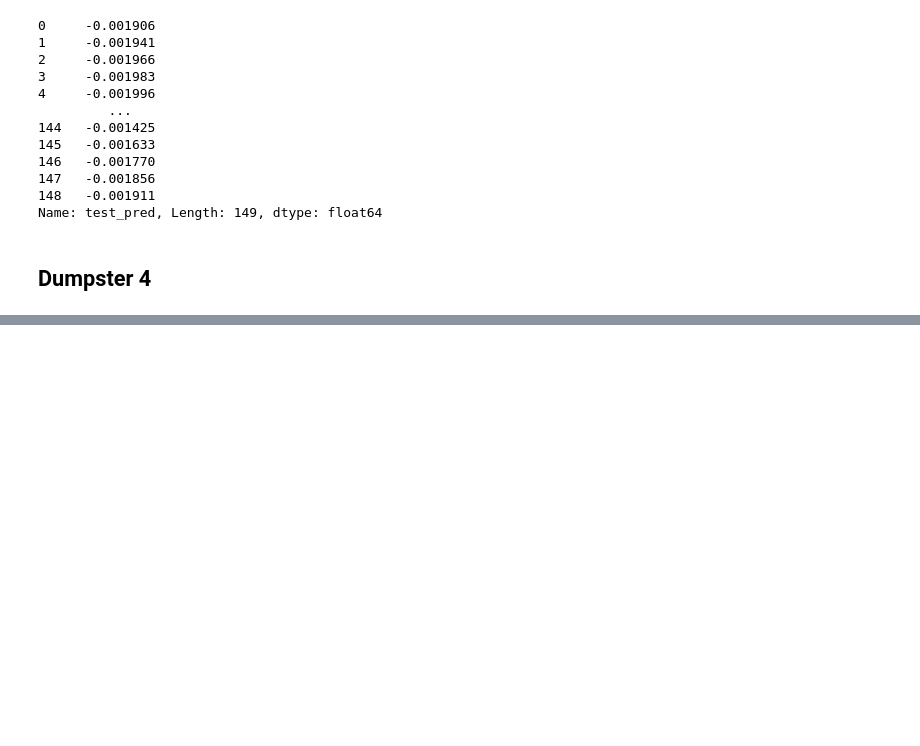
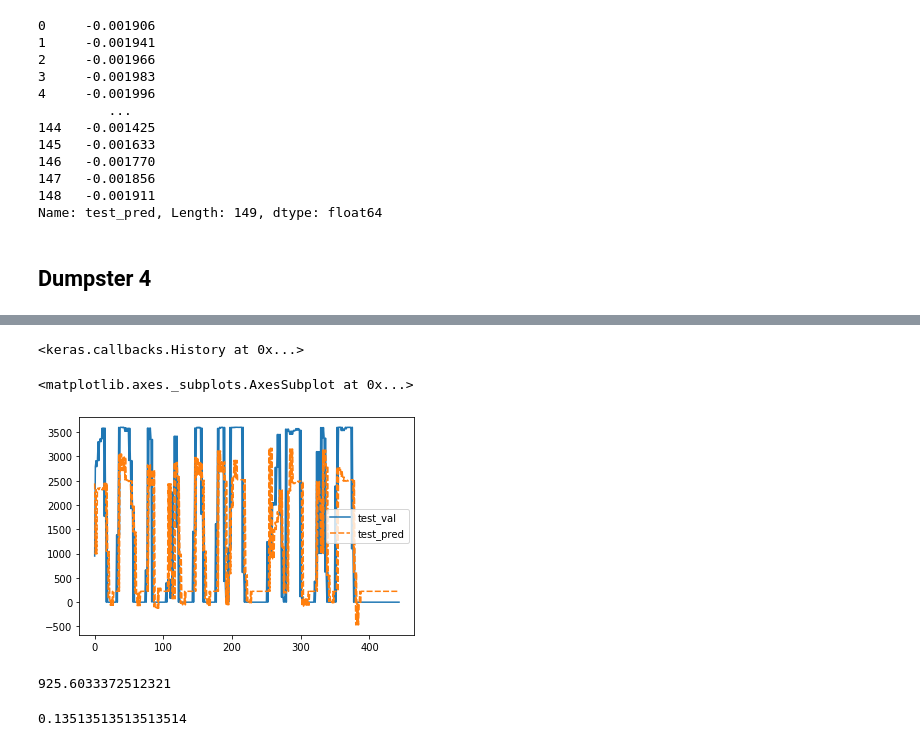
Before and after one commit to miloncl/System-Usage-Analysis, a Jupyter notebook: RNN.ipynb, the cells around one changed output, grey strips where cells are left out. Saved outputs shown, nothing was run; the diff lists cells and outputs as text; code cells hidden in the pictures; blank space fills up the shorter version.

```diff
--- a/RNN.ipynb
+++ b/RNN.ipynb
@@ -785,0 +1363,25 @@ test_output
+# %%
+model.fit(X_train, y_train, epochs=200, verbose=0)
+# %% [output]
+<keras.callbacks.History at 0x...>
+# %%
+predicted = []
+for x in X_test:
+    x_input = np.array(x)
+    x_input = x_input.reshape((1, time_step, n_features))
+    yhat = model.predict(x_input, verbose=0)
+    predicted.append(yhat)
+# %%
+preds = []
+for i in predicted:
+    preds.append(i[0][0])
+# %%
+out_df = pd.DataFrame({
+    'test_val': y_test,
+    'test_pred': preds
+})
+# %%
+sns.lineplot(out_df)
+# %% [output]
+<matplotlib.axes._subplots.AxesSubplot at 0x...>
+[figure, added]
@@ -785,0 +1390,5 @@ test_output
+# %%
+mse = np.sqrt(mean_squared_error(out_df['test_val'], out_df['test_pred']))
+print(mse)
+# %% [output]
+925.6033372512321
@@ -785,0 +1398,4 @@ test_output
+# %%
+sum(out_df['acc']) / out_df.shape[0]
+# %% [output]
+0.13513513513513514
```
Also changed, not shown: parts of 56 cells of this notebook.
